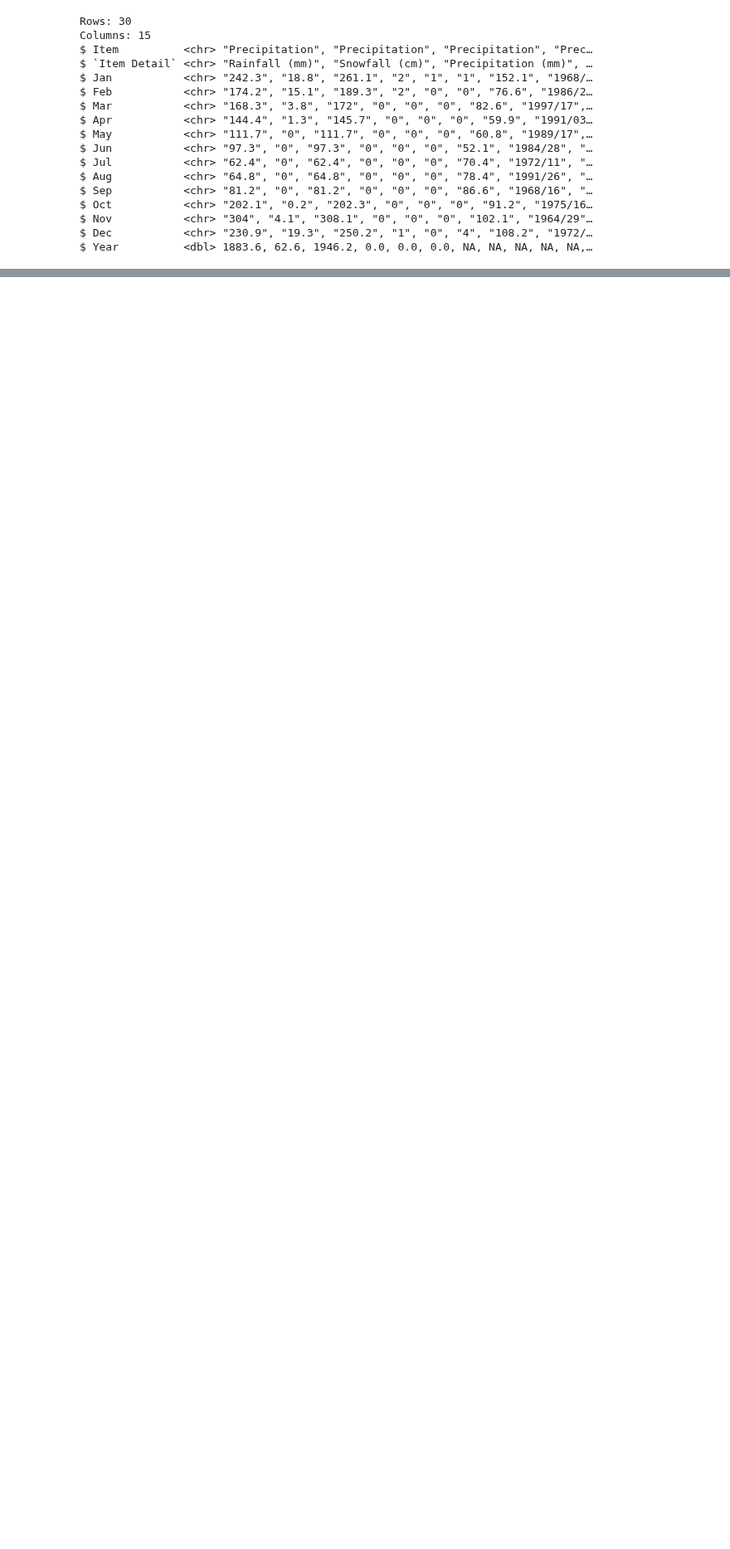
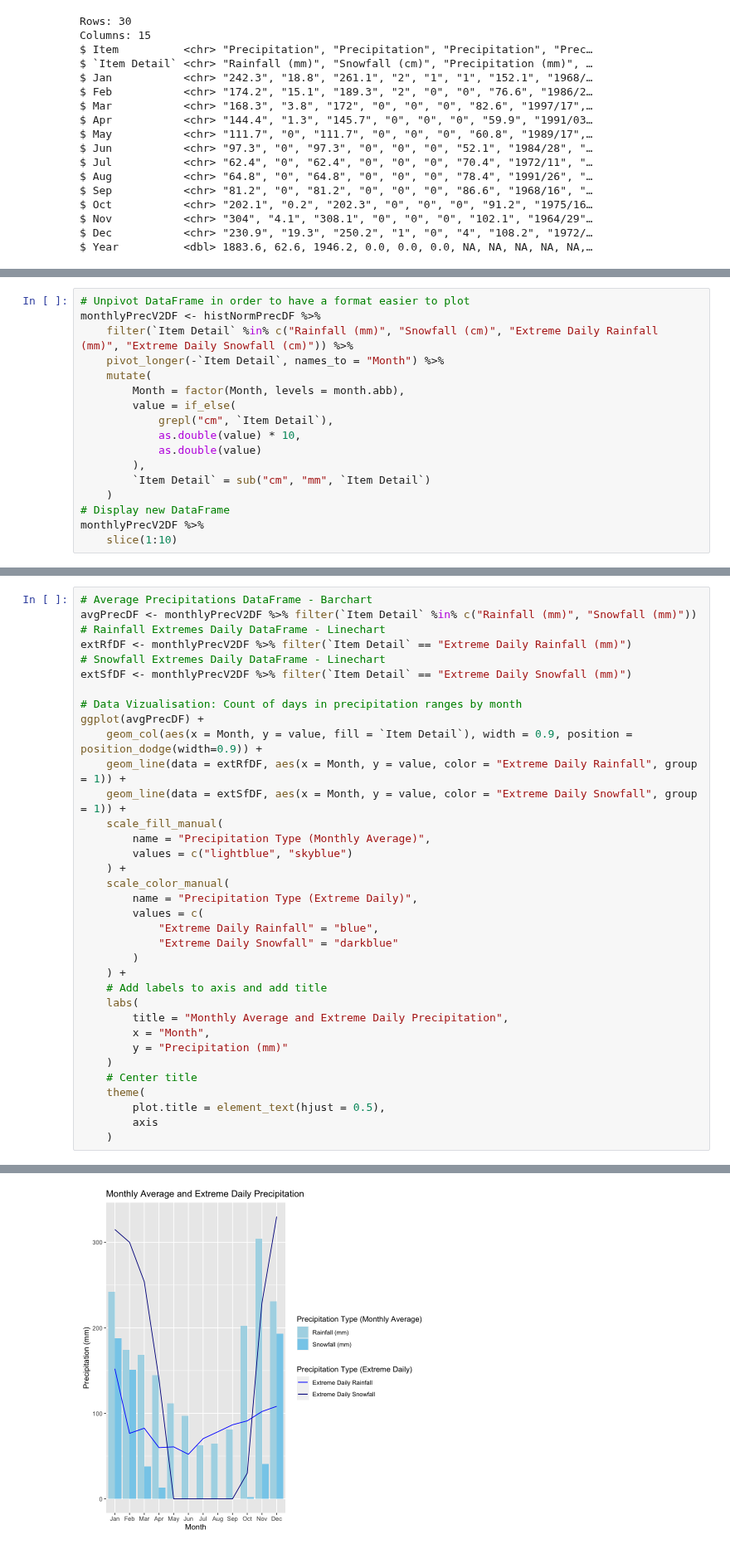
Before and after one commit to philippebarrette4/INF1430, a Jupyter notebook: scripts/ClimateAnalysis/climateAnalysis.ipynb, the cells around one changed output, grey strips where cells are left out. Shown at 83% size. Saved outputs shown, nothing was run; the diff lists cells and outputs as text; blank space fills up the shorter version.

Commit message:
added analysis of extremes & average precipitation

```diff
--- a/scripts/ClimateAnalysis/climateAnalysis.ipynb
+++ b/scripts/ClimateAnalysis/climateAnalysis.ipynb
@@ -138,3 +119,20 @@ labs(
 theme(plot.title = element_text(hjust = 0.5))
 # %% [output]
 [figure]
+# %%
+# Unpivot DataFrame in order to have a format easier to plot
+monthlyPrecV2DF <- histNormPrecDF %>%
+    filter(`Item Detail` %in% c("Rainfall (mm)", "Snowfall (cm)", "Extreme Daily Rainfall (mm)", "Extreme Daily Snowfall (cm)")) %>%
+    pivot_longer(-`Item Detail`, names_to = "Month") %>%
+    mutate(
+        Month = factor(Month, levels = month.abb),
+        value = if_else(
+            grepl("cm", `Item Detail`),
+            as.double(value) * 10,
+            as.double(value)
+        ),
+        `Item Detail` = sub("cm", "mm", `Item Detail`)
+    )
+# Display new DataFrame
+monthlyPrecV2DF %>%
+    slice(1:10)
@@ -140,0 +153,36 @@ theme(plot.title = element_text(hjust = 0.5))
+# %%
+# Average Precipitations DataFrame - Barchart
+avgPrecDF <- monthlyPrecV2DF %>% filter(`Item Detail` %in% c("Rainfall (mm)", "Snowfall (mm)"))
+# Rainfall Extremes Daily DataFrame - Linechart
+extRfDF <- monthlyPrecV2DF %>% filter(`Item Detail` == "Extreme Daily Rainfall (mm)")
+# Snowfall Extremes Daily DataFrame - Linechart
+extSfDF <- monthlyPrecV2DF %>% filter(`Item Detail` == "Extreme Daily Snowfall (mm)")
+
+# Data Vizualisation: Count of days in precipitation ranges by month
+ggplot(avgPrecDF) +
+    geom_col(aes(x = Month, y = value, fill = `Item Detail`), width = 0.9, position = position_dodge(width=0.9)) +
+    geom_line(data = extRfDF, aes(x = Month, y = value, color = "Extreme Daily Rainfall", group = 1)) +
+    geom_line(data = extSfDF, aes(x = Month, y = value, color = "Extreme Daily Snowfall", group = 1)) +
+    scale_fill_manual(
+        name = "Precipitation Type (Monthly Average)",
+        values = c("lightblue", "skyblue")
+    ) +
+    scale_color_manual(
+        name = "Precipitation Type (Extreme Daily)",
+        values = c(
+            "Extreme Daily Rainfall" = "blue",
+            "Extreme Daily Snowfall" = "darkblue"
+        )
+    ) +
+    # Add labels to axis and add title
+    labs(
+        title = "Monthly Average and Extreme Daily Precipitation",
+        x = "Month",
+        y = "Precipitation (mm)"
+    )
+    # Center title
+    theme(
+        plot.title = element_text(hjust = 0.5),
+        axis
+    )
+# %% [output]
@@ -141 +206,2 @@ theme(plot.title = element_text(hjust = 0.5))
+[figure, added]
 # %% [markdown]
```
Also changed, not shown: parts of 12 cells of this notebook.
